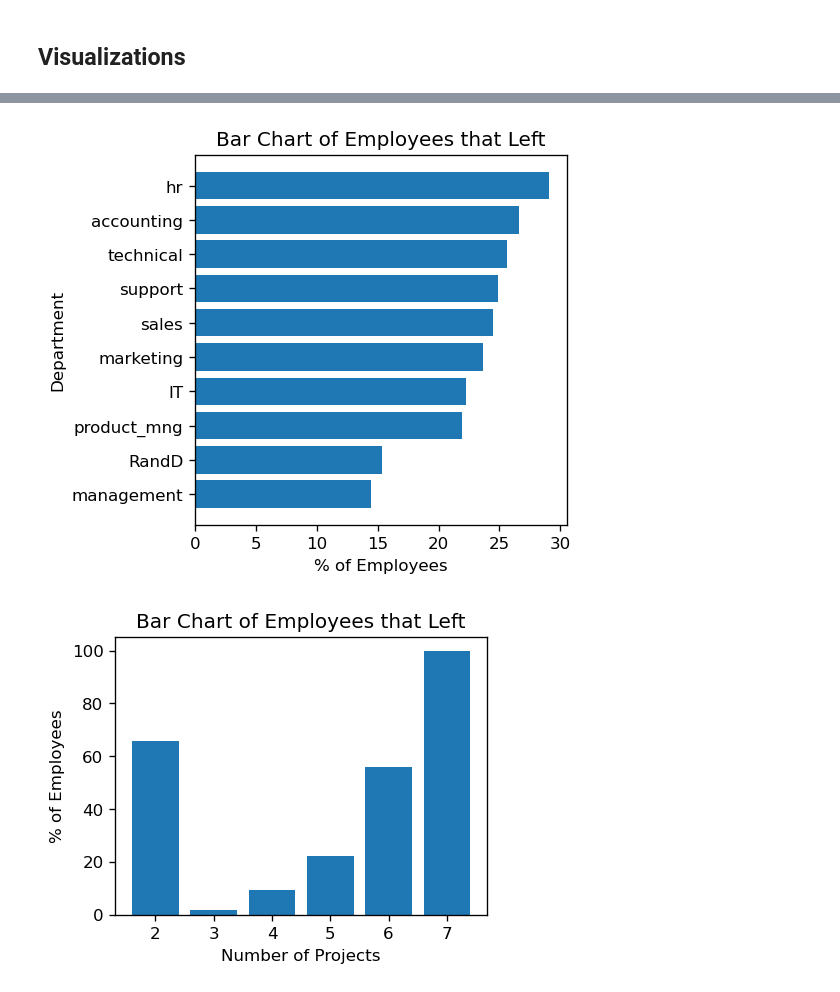
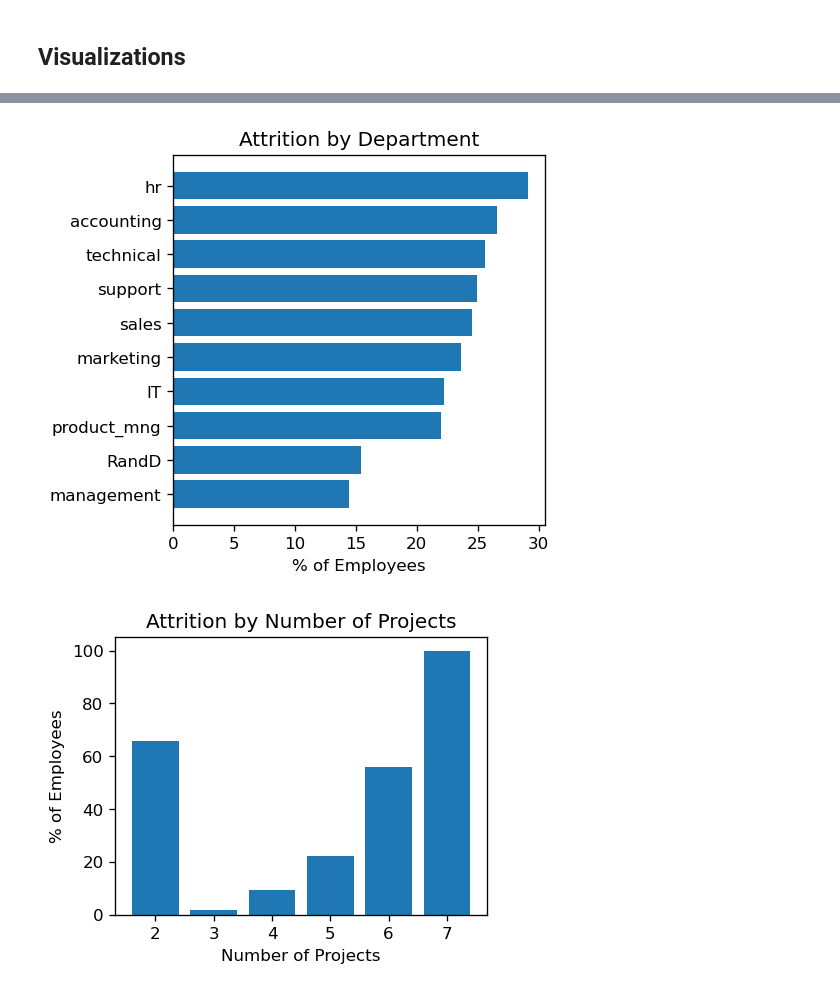
Before and after one commit to SameeckBhatia/Salifort-EDP, a Jupyter notebook: notebook.ipynb, the cells around one changed output, grey strips where cells are left out. Saved outputs shown, nothing was run; the diff lists cells and outputs as text; code cells hidden in the pictures.

```diff
--- a/notebook.ipynb
+++ b/notebook.ipynb
@@ -154,15 +176,14 @@ Name: std, dtype: float64
 # %%
 cols = ["Department", "left"]
 temp_df = df[cols].groupby("Department").mean().sort_values("left") * 100
 
 fig, ax = plt.subplots(figsize=(4, 4), dpi=120)
 ax.barh(y=temp_df.index, width=temp_df["left"])
 plt.xlabel("% of Employees")
-plt.ylabel("Department")
-plt.title("Bar Chart of Employees that Left")
+plt.title("Attrition by Department")
 plt.show()
 # %% [output]
-[figure, old version]
+[figure, new version]
 # %%
 cols = ["number_project", "left"]
 temp_df = df[cols].groupby("number_project").mean() * 100
@@ -171,7 +192,7 @@ fig, ax = plt.subplots(figsize=(4, 3), dpi=120)
 ax.bar(x=temp_df.index, height=temp_df["left"])
 plt.xlabel("Number of Projects")
 plt.ylabel("% of Employees")
-plt.title("Bar Chart of Employees that Left")
+plt.title("Attrition by Number of Projects")
 plt.show()
 # %% [output]
-[figure, old version]
+[figure, new version]
```
Also changed, not shown: parts of 4 cells of this notebook.
